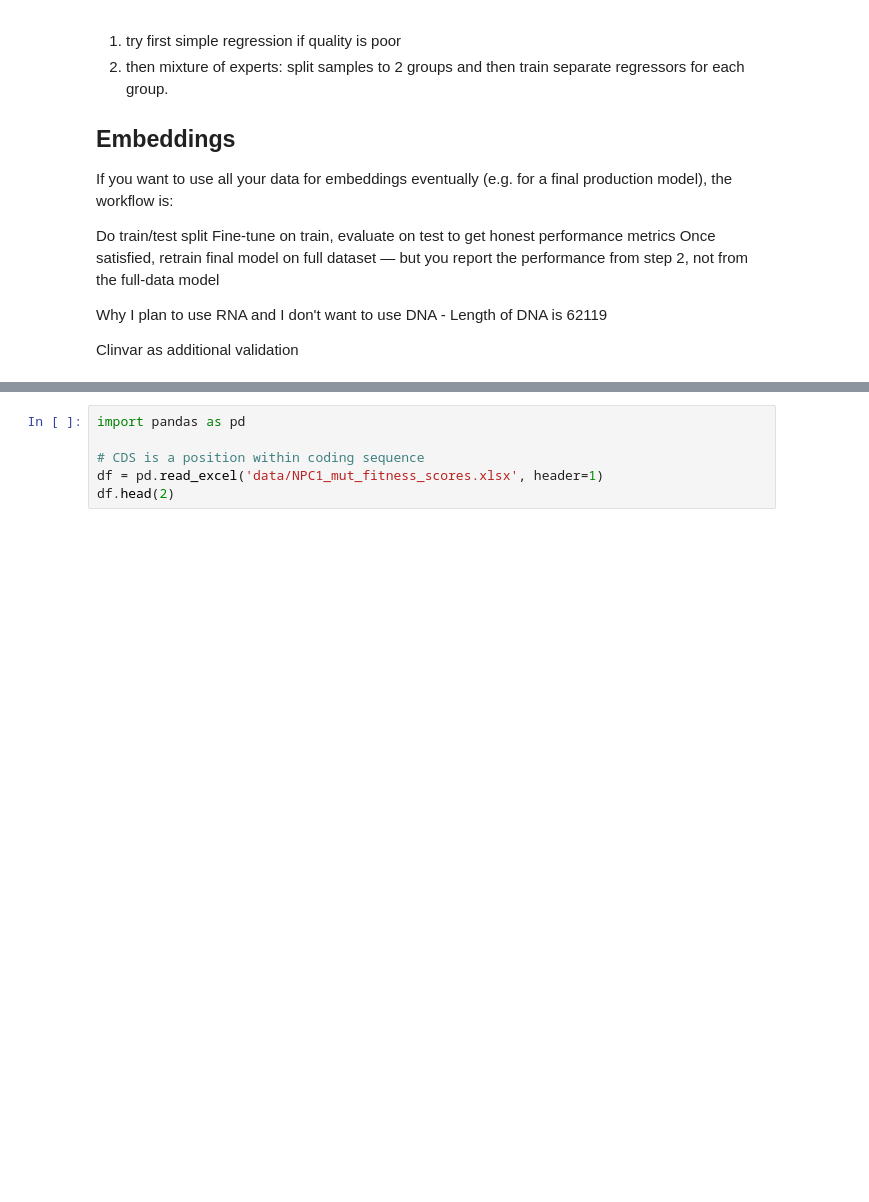
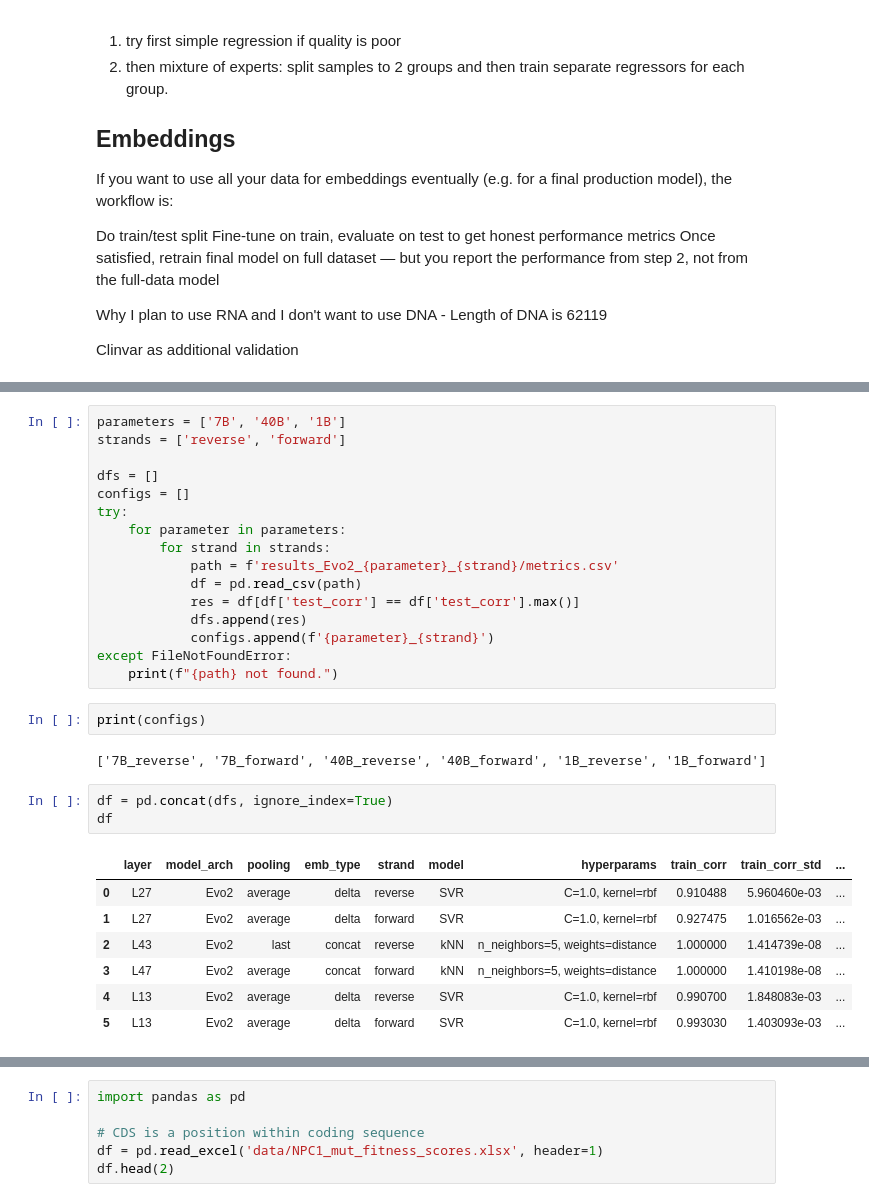
Before and after one commit to AnastasiyaKuznetsova/NPC1_fitness_score, a Jupyter notebook: EDA_DNA.ipynb, the cells around one changed output, grey strips where cells are left out. Drawn from its saved outputs; the diff is of its cells as text; blank space fills up the shorter version.

```diff
--- a/EDA_DNA.ipynb
+++ b/EDA_DNA.ipynb
@@ -36,0 +54,31 @@ Clinvar as additional validation
+# %%
+parameters = ['7B', '40B', '1B']
+strands = ['reverse', 'forward']
+
+dfs = []
+configs = []
+try:
+    for parameter in parameters:
+        for strand in strands:
+            path = f'results_Evo2_{parameter}_{strand}/metrics.csv'
+            df = pd.read_csv(path)
+            res = df[df['test_corr'] == df['test_corr'].max()]
+            dfs.append(res)
+            configs.append(f'{parameter}_{strand}')
+except FileNotFoundError:
+    print(f"{path} not found.")
+# %%
+print(configs)
+# %% [output]
+['7B_reverse', '7B_forward', '40B_reverse', '40B_forward', '1B_reverse', '1B_forward']
+# %%
+df = pd.concat(dfs, ignore_index=True)
+df
+# %% [output]
+|  | layer | model_arch | pooling | emb_type | strand | model | hyperparams | train_corr | train_corr_std | ... |
+| 0 | L27 | Evo2 | average | delta | reverse | SVR | C=1.0, kernel=rbf | 0.910488 | 5.960460e-03 | ... |
+| 1 | L27 | Evo2 | average | delta | forward | SVR | C=1.0, kernel=rbf | 0.927475 | 1.016562e-03 | ... |
+| 2 | L43 | Evo2 | last | concat | reverse | kNN | n_neighbors=5, weights=distance | 1.000000 | 1.414739e-08 | ... |
+| 3 | L47 | Evo2 | average | concat | forward | kNN | n_neighbors=5, weights=distance | 1.000000 | 1.410198e-08 | ... |
+| 4 | L13 | Evo2 | average | delta | reverse | SVR | C=1.0, kernel=rbf | 0.990700 | 1.848083e-03 | ... |
+| 5 | L13 | Evo2 | average | delta | forward | SVR | C=1.0, kernel=rbf | 0.993030 | 1.403093e-03 | ... |
```
Also changed, not shown: parts of 10 cells of this notebook, 3 other files.
